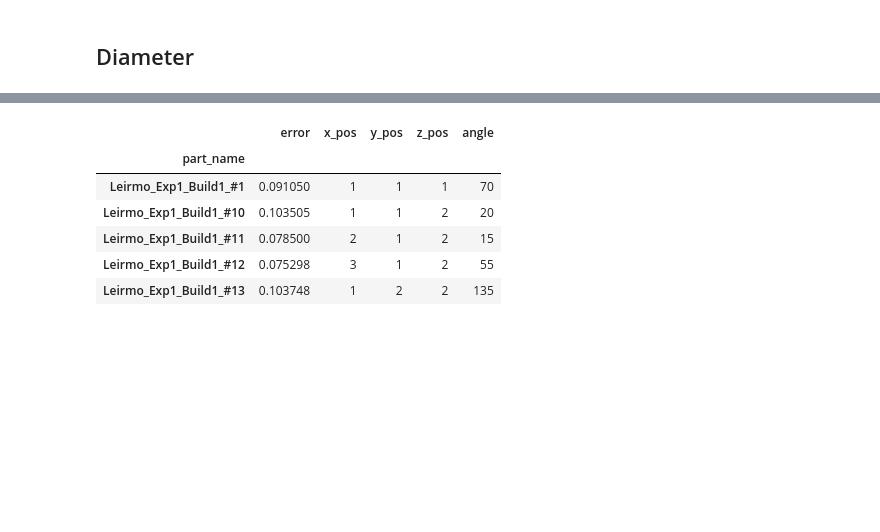
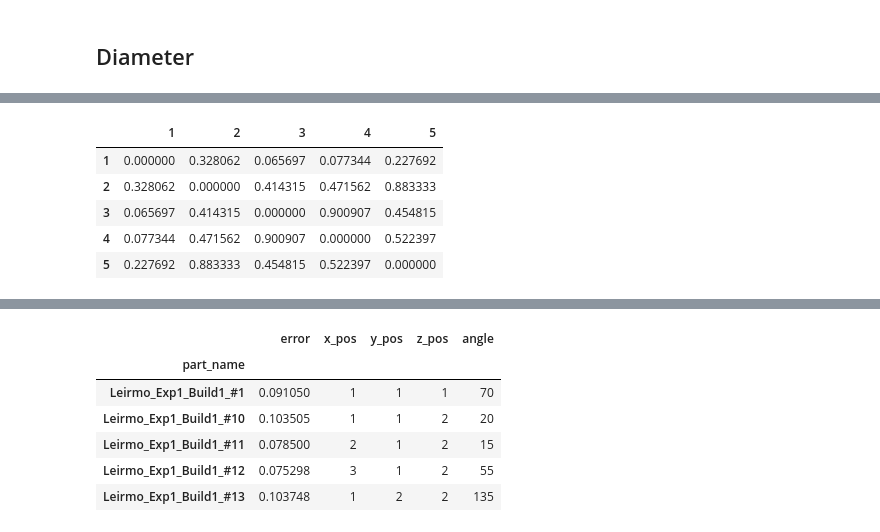
Before and after one commit to TheThorb/Leirmo_Exp1_Publication1, a Jupyter notebook: Z-direction_variations.ipynb, the cells around one changed output, grey strips where cells are left out. Cells and saved outputs as stored; diff of their text form; code cells hidden in the pictures; blank space fills up the shorter version.

```diff
--- a/Z-direction_variations.ipynb
+++ b/Z-direction_variations.ipynb
@@ -324,0 +332,17 @@ for i in range(data[1].size):
+# %%
+"""
+Constructing 'dframe' from 'dft'
+
+"""
+dframe = func.get_p_vals(dft[dft['y_pos'] != 1])
+
+dframe.fillna(0, inplace=True)
+
+dframe
+# %% [output]
+|  | 1 | 2 | 3 | 4 | 5 |
+| 1 | 0.000000 | 0.328062 | 0.065697 | 0.077344 | 0.227692 |
+| 2 | 0.328062 | 0.000000 | 0.414315 | 0.471562 | 0.883333 |
+| 3 | 0.065697 | 0.414315 | 0.000000 | 0.900907 | 0.454815 |
+| 4 | 0.077344 | 0.471562 | 0.900907 | 0.000000 | 0.522397 |
+| 5 | 0.227692 | 0.883333 | 0.454815 | 0.522397 | 0.000000 |
```
Also changed, not shown: parts of 7 cells of this notebook, 1 other file.
